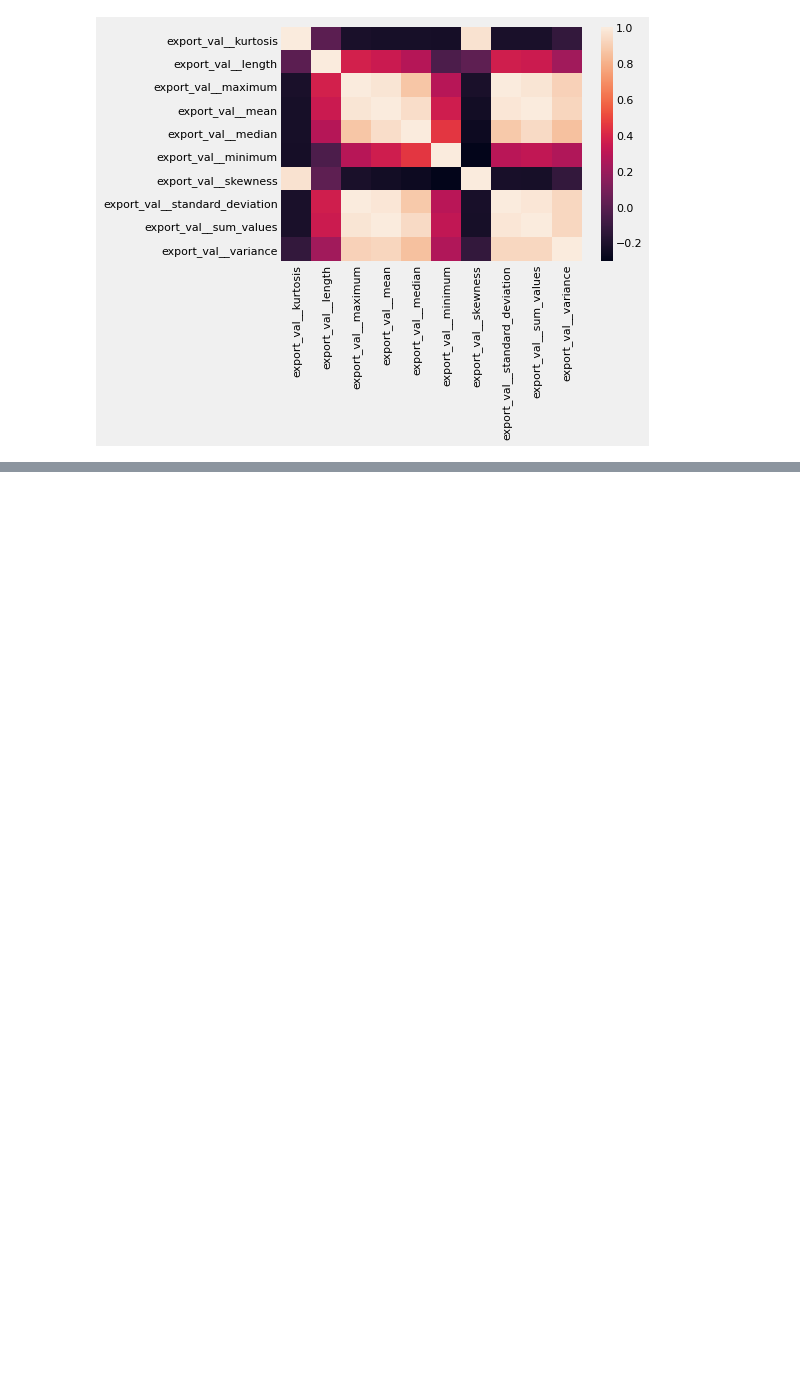
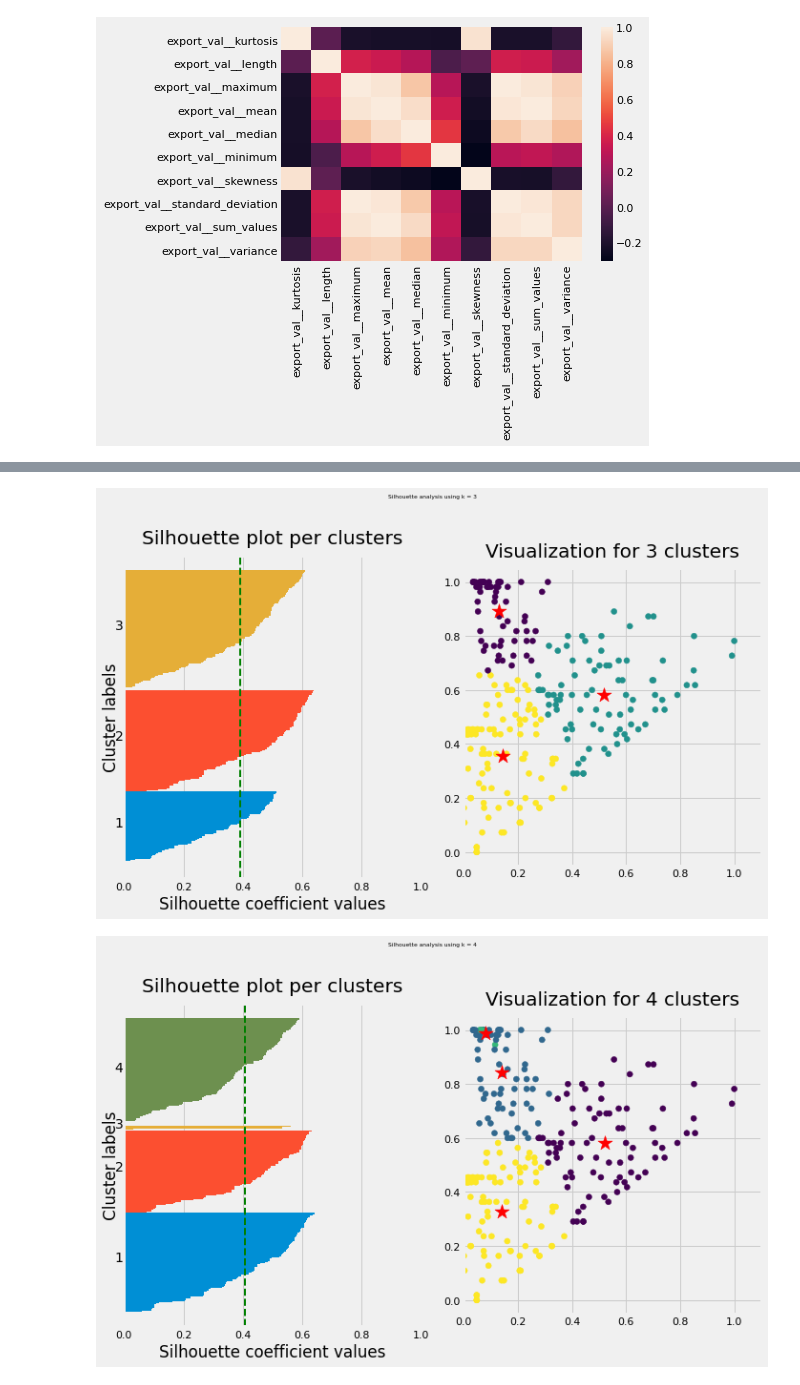
Before and after one commit to GarethWilhelm/TS-Feature-Clustering, a Jupyter notebook: clustering_tsfresh_features.ipynb, the cells around one changed output, grey strips where cells are left out. Cells and saved outputs as stored; diff of their text form; code cells hidden in the pictures; blank space fills up the shorter version.

```diff
--- a/clustering_tsfresh_features.ipynb
+++ b/clustering_tsfresh_features.ipynb
@@ -100,45 +130,48 @@ For 14 clusters: average silhouette_score is 0.3774992210862098
 # %%
-for i, k in enumerate([2, 3, 4]):
+for i, k in enumerate([3,4,5,6]):
     fig, (ax1, ax2) = plt.subplots(1, 2)
-    fig.set_size_inches(18, 7)
+    fig.set_size_inches(10, 6)
 
     # Run the Kmeans algorithm
-    km = KMeans(n_clusters=k)
-    labels = km.fit_predict(X_std)
+    km = KMeans(n_clusters=k,random_state=42,init='k-means++')
+    labels = km.fit_predict(X)
     centroids = km.cluster_centers_
 
     # Get silhouette samples
-    silhouette_vals = silhouette_samples(X_std, labels)
+    silhouette_vals = silhouette_samples(X, labels)
 
     # Silhouette plot
     y_ticks = []
     y_lower, y_upper = 0, 0
     for i, cluster in enumerate(np.unique(labels)):
         cluster_silhouette_vals = silhouette_vals[labels == cluster]
         cluster_silhouette_vals.sort()
         y_upper += len(cluster_silhouette_vals)
         ax1.barh(range(y_lower, y_upper), cluster_silhouette_vals, edgecolor='none', height=1)
         ax1.text(-0.03, (y_lower + y_upper) / 2, str(i + 1))
         y_lower += len(cluster_silhouette_vals)
 
     # Get the average silhouette score and plot it
     avg_score = np.mean(silhouette_vals)
     ax1.axvline(avg_score, linestyle='--', linewidth=2, color='green')
     ax1.set_yticks([])
-    ax1.set_xlim([-0.1, 1])
+    ax1.set_xlim([0, 1])
     ax1.set_xlabel('Silhouette coefficient values')
     ax1.set_ylabel('Cluster labels')
-    ax1.set_title('Silhouette plot for the various clusters', y=1.02);
+    ax1.set_title('Silhouette plot per clusters', y=1.02);
 
     # Scatter plot of data colored with labels
-    ax2.scatter(X_std[:, 0], X_std[:, 1], c=labels)
+    ax2.scatter(X[:, 0], X[:, 1], c=labels)
     ax2.scatter(centroids[:, 0], centroids[:, 1], marker='*', c='r', s=250)
-    ax2.set_xlim([-2, 2])
-    ax2.set_xlim([-2, 2])
-    ax2.set_xlabel('Eruption time in mins')
-    ax2.set_ylabel('Waiting time to next eruption')
-    ax2.set_title('Visualization of clustered data', y=1.02)
+    ax2.set_xlim([0, 1.1])
+    ax2.set_xlim([0, 1.1])
+    # ax2.set_xlabel('Features values (standardised scale)')
+    # ax2.set_ylabel('Features values (standardised scale')
+    ax2.set_title(f'Visualization for {k} clusters', y=1.02)
     ax2.set_aspect('equal')
     plt.tight_layout()
     plt.suptitle(f'Silhouette analysis using k = {k}',
-                 fontsize=16, fontweight='semibold', y=1.05);
+                 fontsize=6, y=1.05);
+# %% [output]
+[figure, added]
+[figure, added]
```
Also changed, not shown: parts of 12 cells of this notebook.
